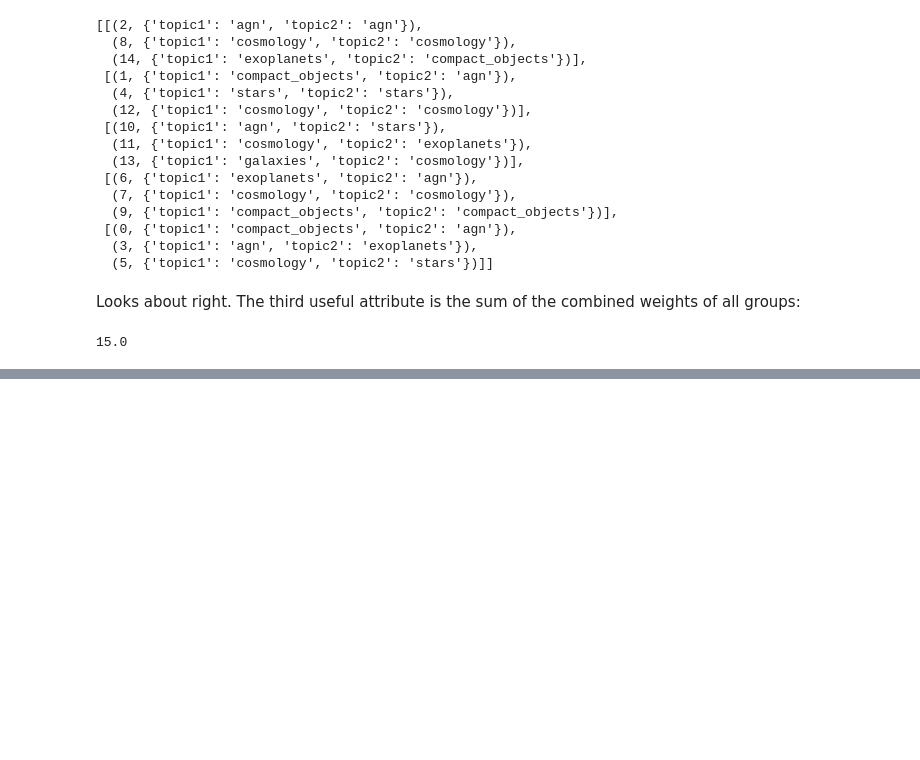
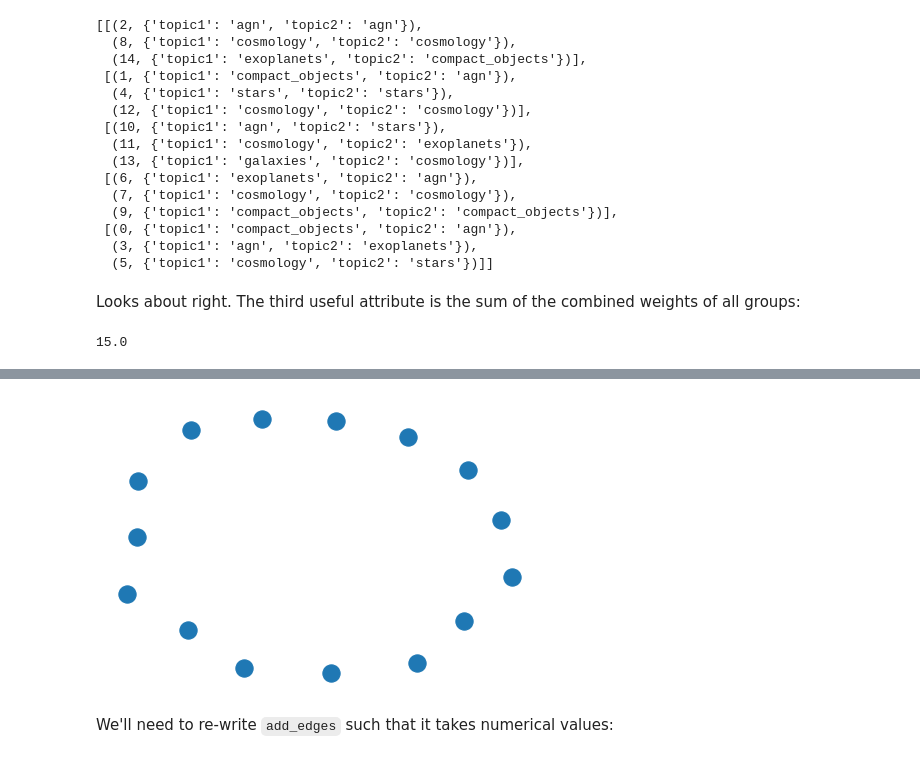
Before and after one commit to dhuppenkothen/AstroChairs, a Jupyter notebook: GraphicalConferenceSessions.ipynb, the cells around one changed output, grey strips where cells are left out. Saved outputs shown, nothing was run; the diff lists cells and outputs as text; code cells hidden in the pictures; blank space fills up the shorter version.

```diff
--- a/GraphicalConferenceSessions.ipynb
+++ b/GraphicalConferenceSessions.ipynb
@@ -1037,0 +1161,8 @@ results.weights_sum_total
+# %%
+G = make_graph(node_ids=sessions, node_labels=labels)
+# %%
+nx.draw(G)
+# %% [output]
+[figure, added]
+# %% [markdown]
+We'll need to re-write `add_edges` such that it takes numerical values:
```
Also changed, not shown: parts of 80 cells of this notebook, 1 other file.
